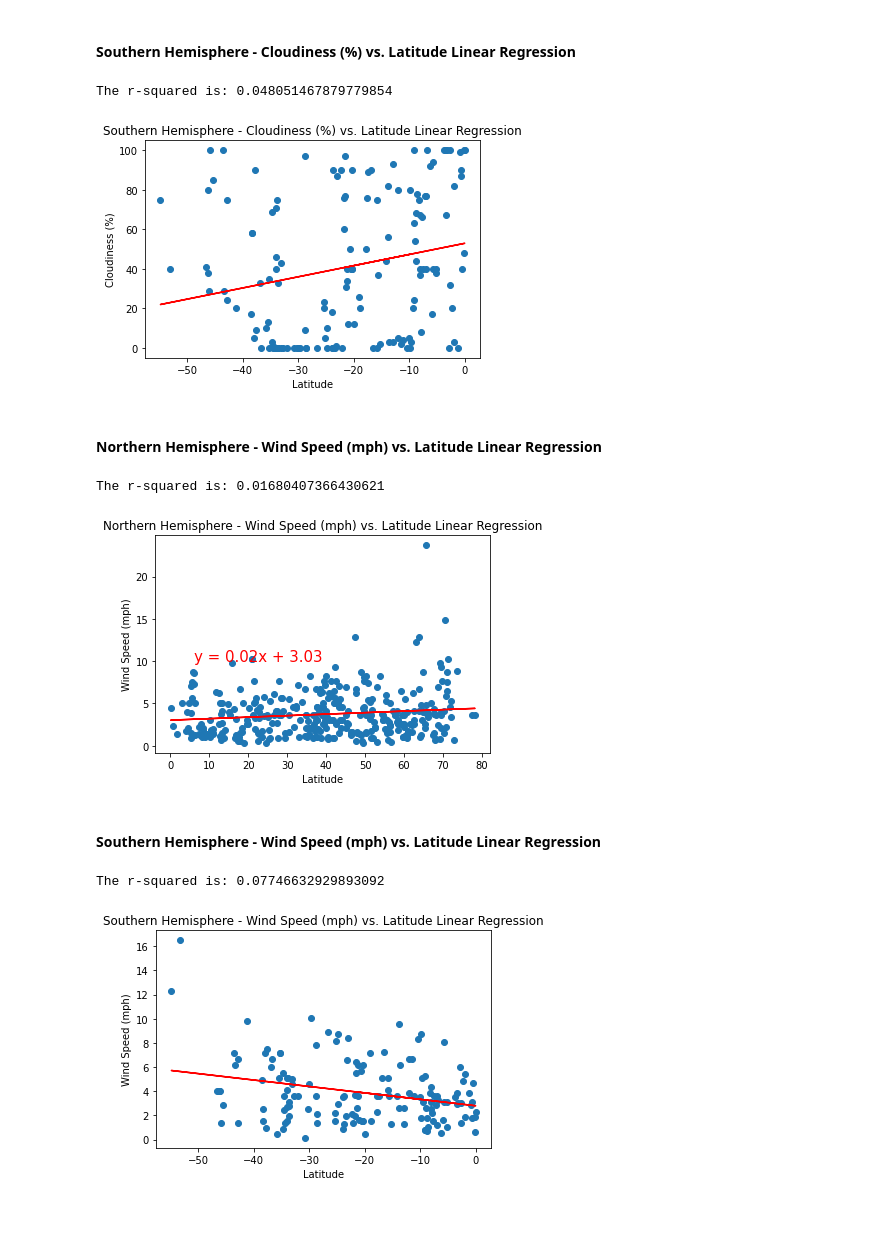
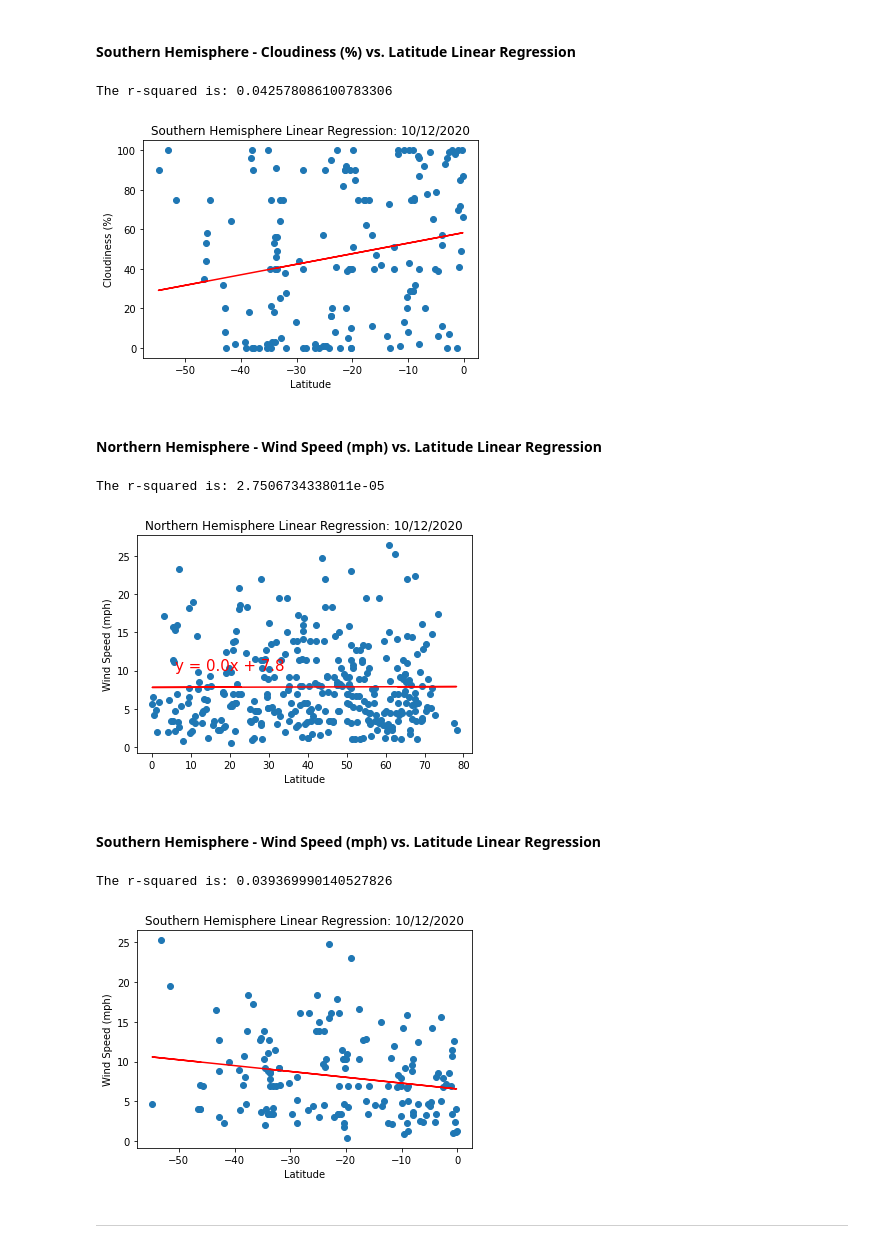
Before and after one commit to diazdez/Python-API-Challenge, a Jupyter notebook: WeatherPy/WeatherPy.ipynb, the cells around one changed output. Cells and saved outputs as stored; diff of their text form; code cells hidden in the pictures; blank space fills up the shorter version.

```diff
--- a/WeatherPy/WeatherPy.ipynb
+++ b/WeatherPy/WeatherPy.ipynb
@@ -483,36 +508,40 @@ plt.plot(x_values,regress_values,"r-")
 plt.annotate(line_eq,(6,10),fontsize=15,color="red")
 plt.xlabel('Latitude')
 plt.ylabel('Cloudiness (%)')
-plt.title('Southern Hemisphere - Cloudiness (%) vs. Latitude Linear Regression')
+plt.title('Southern Hemisphere Linear Regression: 10/12/2020')
 
+plt.savefig("../output_data/hwfig10.png")
 
 print(f"The r-squared is: {rvalue**2}")
 plt.show()
 # %% [output]
-The r-squared is: 0.048051467879779854
+The r-squared is: 0.042578086100783306
-[figure, old version]
+[figure, new version]
 # %% [markdown]
 ####  Northern Hemisphere - Wind Speed (mph) vs. Latitude Linear Regression
 # %%
 x_values = north_hemisphere["Latitude"]
 y_values = north_hemisphere["Wind Speed"]
 
 (slope, intercept, rvalue, pvalue, stderr) = linregress(x_values, y_values)
 regress_values = x_values * slope + intercept
 line_eq = "y = " + str(round(slope,2)) + "x + " + str(round(intercept,2))
 
 plt.scatter(x_values,y_values)
 plt.plot(x_values,regress_values,"r-")
 plt.annotate(line_eq,(6,10),fontsize=15,color="red")
 plt.xlabel('Latitude')
 plt.ylabel('Wind Speed (mph)')
-plt.title('Northern Hemisphere - Wind Speed (mph) vs. Latitude Linear Regression')
+plt.title('Northern Hemisphere Linear Regression: 10/12/2020')
+
+
+plt.savefig("../output_data/hwfig11.png")
 
 print(f"The r-squared is: {rvalue**2}")
 plt.show()
 # %% [output]
-The r-squared is: 0.01680407366430621
+The r-squared is: 2.7506734338011e-05
-[figure, old version]
+[figure, new version]
 # %% [markdown]
 ####  Southern Hemisphere - Wind Speed (mph) vs. Latitude Linear Regression
 # %%
@@ -528,10 +557,14 @@ plt.plot(x_values,regress_values,"r-")
 plt.annotate(line_eq,(6,10),fontsize=15,color="red")
 plt.xlabel('Latitude')
 plt.ylabel('Wind Speed (mph)')
-plt.title('Southern Hemisphere - Wind Speed (mph) vs. Latitude Linear Regression')
+plt.title('Southern Hemisphere Linear Regression: 10/12/2020')
+
+plt.savefig("../output_data/hwfig12.png")
 
 print(f"The r-squared is: {rvalue**2}")
 plt.show()
 # %% [output]
-The r-squared is: 0.07746632929893092
+The r-squared is: 0.039369990140527826
-[figure, old version]
+[figure, new version]
+# %% [markdown]
+--------
```
Also changed, not shown: parts of 17 cells of this notebook, 23 other files.
